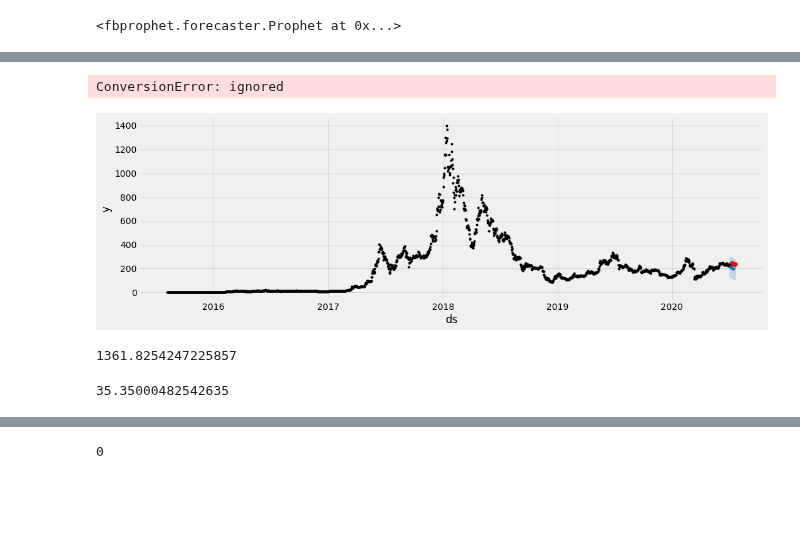
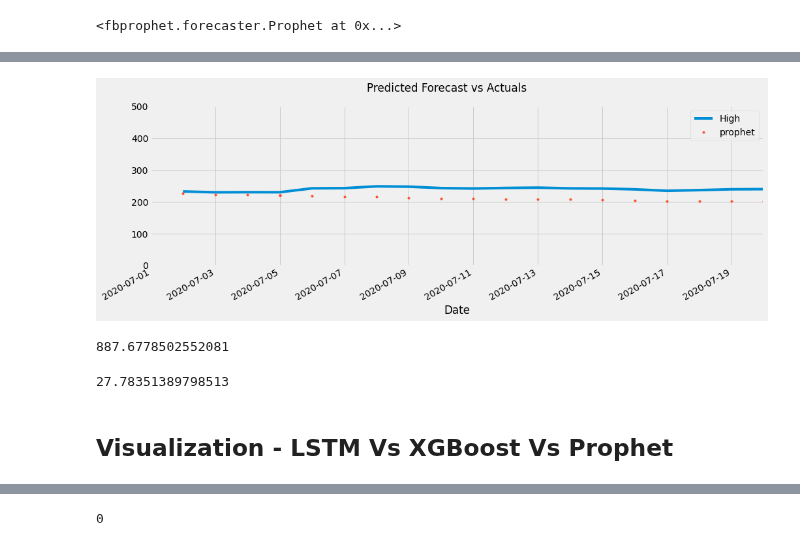
Before and after one commit to juan-ivan-NV/Btc_trading, a Jupyter notebook: time_series/ETH_tests.ipynb, the cells around one changed output, grey strips where cells are left out. Cells and saved outputs as stored; diff of their text form; code cells hidden in the pictures; blank space fills up the shorter version.

```diff
--- a/time_series/ETH_tests.ipynb
+++ b/time_series/ETH_tests.ipynb
@@ -508,7 +485,7 @@ data_all = pd.concat([data_test, data_train], sort=False)
 # %%
 #final_data = datat.copy()
 final_data = pd.merge(final_data, data_all, sort=False)
-final_data = final_data.rename(columns={'Close_prediction': 'xgboost'})
-final_data = final_data[['Date','Close','lstm','xgboost']]
+final_data = final_data.rename(columns={'High_prediction': 'xgboost'})
+final_data = final_data[['Date','High','lstm','xgboost']]
 final_data.head()
 # %% [output]
@@ -571,0 +529,4 @@ The pandas.datetime class is deprecated and will be removed from pandas in a fut
+# %%
+file = 'full_data_eth_20072020.csv'
+data = prepare_data(file)
+data.head()
@@ -574,7 +544,7 @@ split_date = '2020-07-01'
 data_train = data.loc[data.index <= split_date].copy()
 data_test = data.loc[data.index > split_date].copy()
 # %%
-data_train = data_train.reset_index().rename(columns={'Date':'ds', 'Close':'y'})
+data_train = data_train.reset_index().rename(columns={'Date':'ds', 'High':'y'})
 # %%
 model = Prophet()
 model.fit(data_train)
@@ -608,4 +578,4 @@ data_fcst = data_fcst.rename(columns={'ds': 'Date'})
 data_all = pd.concat([data_fcst, data_train], sort=False)
 final_data = pd.merge(final_data, data_all, sort=False)
 final_data = final_data.rename(columns={'yhat': 'prophet'})
-final_data = final_data[['Date','Close','lstm','xgboost','prophet']]
+final_data = final_data[['Date','High','lstm','xgboost','prophet']]
@@ -612,22 +591,23 @@ final_data = final_data[['Date','Close','lstm','xgboost','prophet']]
 # %%
+final_data2 = final_data.copy()
+final_data2 = final_data2.set_index('Date')
 f, ax = plt.subplots(1)
 f.set_figheight(5)
 f.set_figwidth(15)
-ax.scatter(data_test.index, data_test['Close'], color='r')
-fig = model.plot(data_test_fcst, ax=ax)
-ax.set_xbound(lower='2020-07-02', upper='2020-07-20')
+_ = final_data2[['High','prophet']].plot(ax=ax,
+                                              style=['-','.'])
+ax.set_xbound(lower='2020-07-01', upper='2020-07-20')
 ax.set_ylim(0, 500)
 plot = plt.suptitle('Predicted Forecast vs Actuals')
 # %% [output]
-ConversionError: ignored
-[figure, old version]
+[figure, new version]
 # %%
-mse(y_true=data_test['Close'],
-                   y_pred=data_test_fcst['yhat'])
+mse(y_true=data_test['High'], y_pred=data_test_fcst['yhat'])
 # %% [output]
-1361.8254247225857
+887.6778502552081
 # %%
-mae(y_true=data_test['Close'],
-                   y_pred=data_test_fcst['yhat'])
+mae(y_true=data_test['High'], y_pred=data_test_fcst['yhat'])
 # %% [output]
-35.35000482542635
+27.78351389798513
+# %% [markdown]
+## Visualization - LSTM Vs XGBoost Vs Prophet
```
Also changed, not shown: parts of 49 cells of this notebook.
